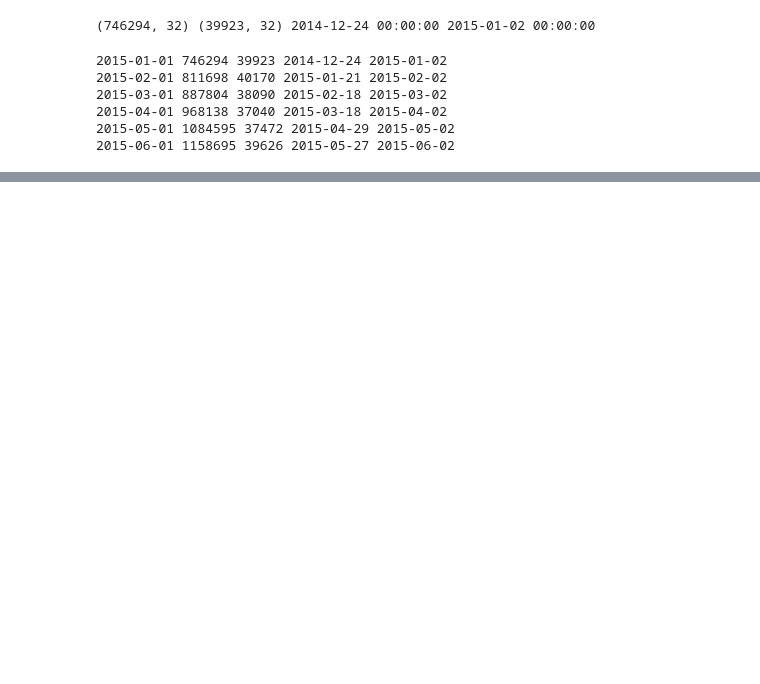
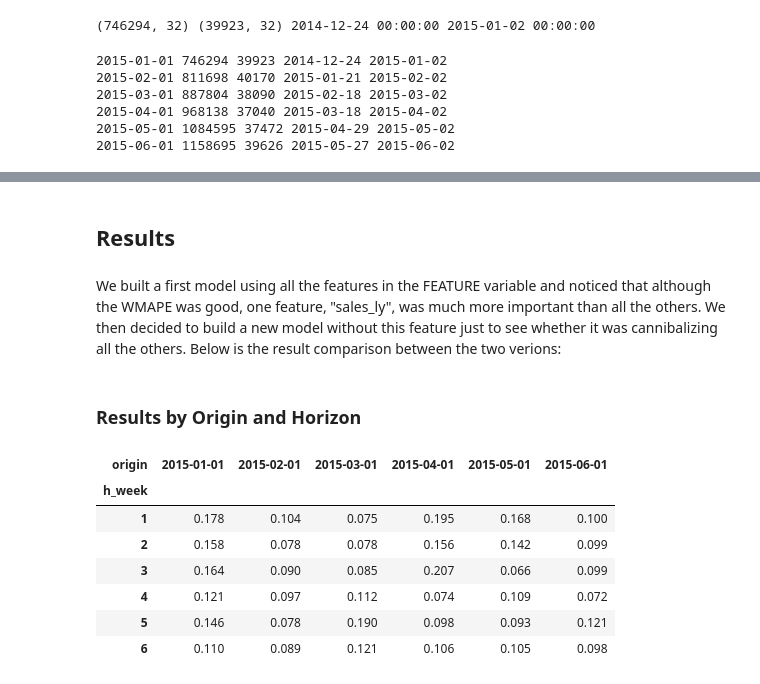
Before and after one commit to AlexPaulien/forecasting-sc, a Jupyter notebook: notebooks/04_lgbm_production.ipynb, the cells around one changed output, grey strips where cells are left out. Saved outputs shown, nothing was run; the diff lists cells and outputs as text; code cells hidden in the pictures; blank space fills up the shorter version.

```diff
--- a/notebooks/04_lgbm_production.ipynb
+++ b/notebooks/04_lgbm_production.ipynb
@@ -132,0 +187,29 @@ for ori in test_origins:
+# %%
+import lightgbm as lgb
+
+CATEGORICAL = ["Store", "StoreType", "Assortment", "StateHoliday", "DayOfWeek"]
+
+FEATURES = [
+    # Last known state at origin
+    "asof_mean_7d", "asof_mean_28d", "asof_mean_91d", "asof_std_28d",
+    "asof_ratio_7_28", "asof_ratio_28_91", "asof_cv_28", "days_since_snap",
+    # horizon
+    "h", "h_week",
+    # same day the previous year
+    "sales_ly",
+    # date and promotion related features (known in advance)
+    "DayOfWeek", "Promo", "SchoolHoliday", "StateHoliday", "month", "day", "weekofyear",
+    # store-related features
+    "Store", "StoreType", "Assortment", "CompetitionDistance", "Promo2",
+]
+
+CATS = {c: pd.Index(sorted(df[c].astype(str).unique())) for c in CATEGORICAL}
+
+def prep(d):
+    d = d.copy()
+    d["month"] = d["Date"].dt.month
+    d["day"] = d["Date"].dt.day
+    d["weekofyear"] = d["Date"].dt.isocalendar().week.astype(int)
+    for c in CATEGORICAL:
+        d[c] = pd.Categorical(d[c].astype(str), categories=CATS[c])
+    return d
@@ -132,0 +218,6 @@ for ori in test_origins:
+# %%
+def wmape(y, yhat):
+    return np.abs(y - yhat).sum() / y.sum()
+
+def bias(y, yhat):
+    return (yhat - y).sum() / y.sum()
@@ -132,0 +265,23 @@ for ori in test_origins:
+# %%
+res_full, res_full_feat_imp = run_backtest(FEATURES)
+# after a first run wil all features, we noticed the outmost importance of the sales_ly feature
+# we then devised another experiment to see what would be the performance without this top feature
+res_no_ly, res_no_ly_feat_imp = run_backtest([f for f in FEATURES if f != "sales_ly"])
+# %% [markdown]
+## Results
+# %% [markdown]
+We built a first model using all the features in the FEATURE variable and noticed that although the WMAPE was good, one feature, "sales_ly", was much more important than all the others. We then decided to build a new model without this feature just to see whether it was cannibalizing all the others. Below is the result comparison between the two verions:
+# %% [markdown]
+### Results by Origin and Horizon
+# %%
+# with all the features
+res_full.pivot(index="h_week", columns="origin", values="wmape").round(3)
+# %% [output]
+| origin | 2015-01-01 | 2015-02-01 | 2015-03-01 | 2015-04-01 | 2015-05-01 | 2015-06-01 |
+| h_week |  |  |  |  |  |  |
+| 1 | 0.178 | 0.104 | 0.075 | 0.195 | 0.168 | 0.100 |
+| 2 | 0.158 | 0.078 | 0.078 | 0.156 | 0.142 | 0.099 |
+| 3 | 0.164 | 0.090 | 0.085 | 0.207 | 0.066 | 0.099 |
+| 4 | 0.121 | 0.097 | 0.112 | 0.074 | 0.109 | 0.072 |
+| 5 | 0.146 | 0.078 | 0.190 | 0.098 | 0.093 | 0.121 |
+| 6 | 0.110 | 0.089 | 0.121 | 0.106 | 0.105 | 0.098 |
```
Also changed, not shown: parts of 26 cells of this notebook, 3 other files.
